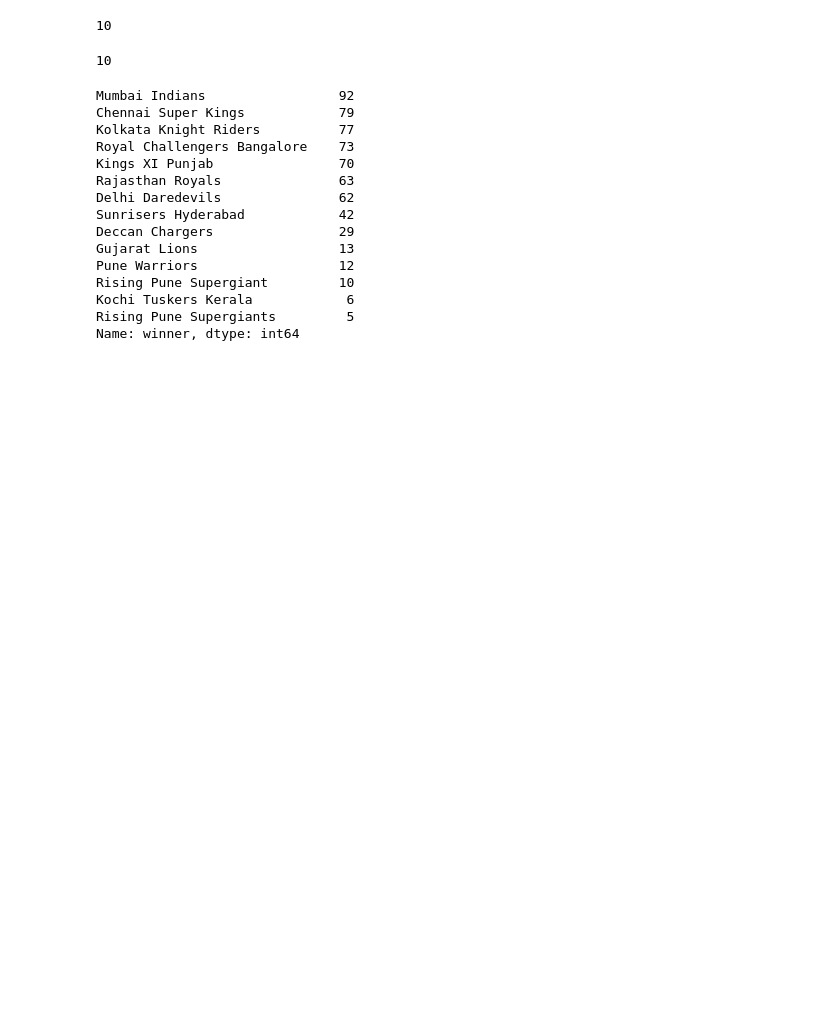
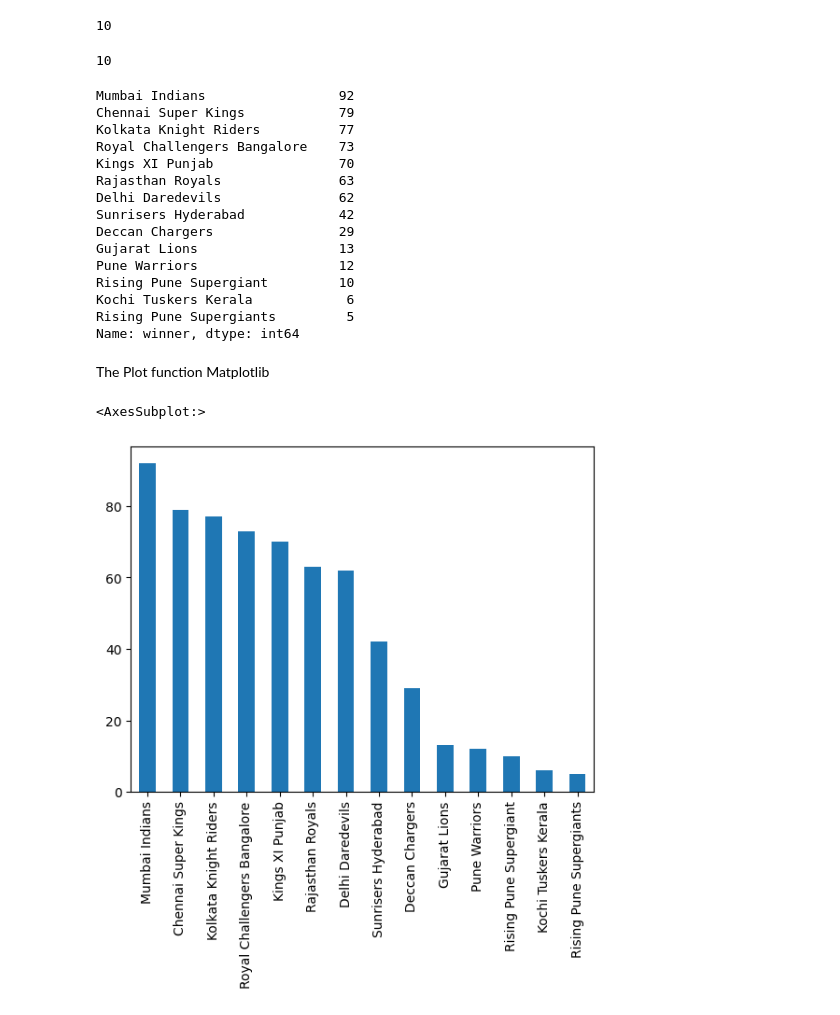
Before and after one commit to ijazkhan101/IPL-Data-Set-Data-analysis-with-Pandas, a Jupyter notebook: pandas01.ipynb, the cells around one changed output. Saved outputs shown, nothing was run; the diff lists cells and outputs as text; code cells hidden in the pictures; blank space fills up the shorter version.

```diff
--- a/pandas01.ipynb
+++ b/pandas01.ipynb
@@ -222,3 +223,11 @@ Rising Pune Supergiant         10
 Kochi Tuskers Kerala            6
 Rising Pune Supergiants         5
 Name: winner, dtype: int64
+# %% [markdown]
+The Plot function Matplotlib
+# %%
+# Bar chat for most win matches by  a team
+df['winner'].value_counts().plot(kind='bar')
+# %% [output]
+<AxesSubplot:>
+[figure, added]
```
Also changed, not shown: parts of 13 cells of this notebook.
